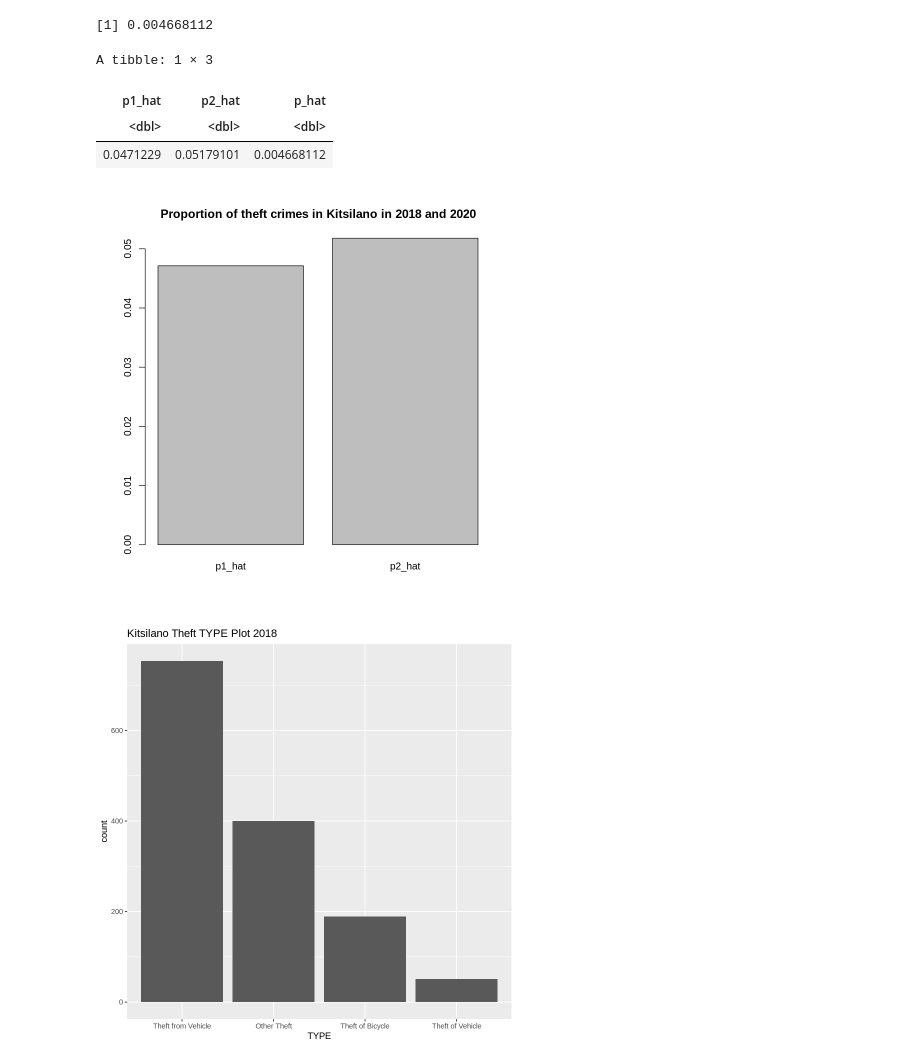
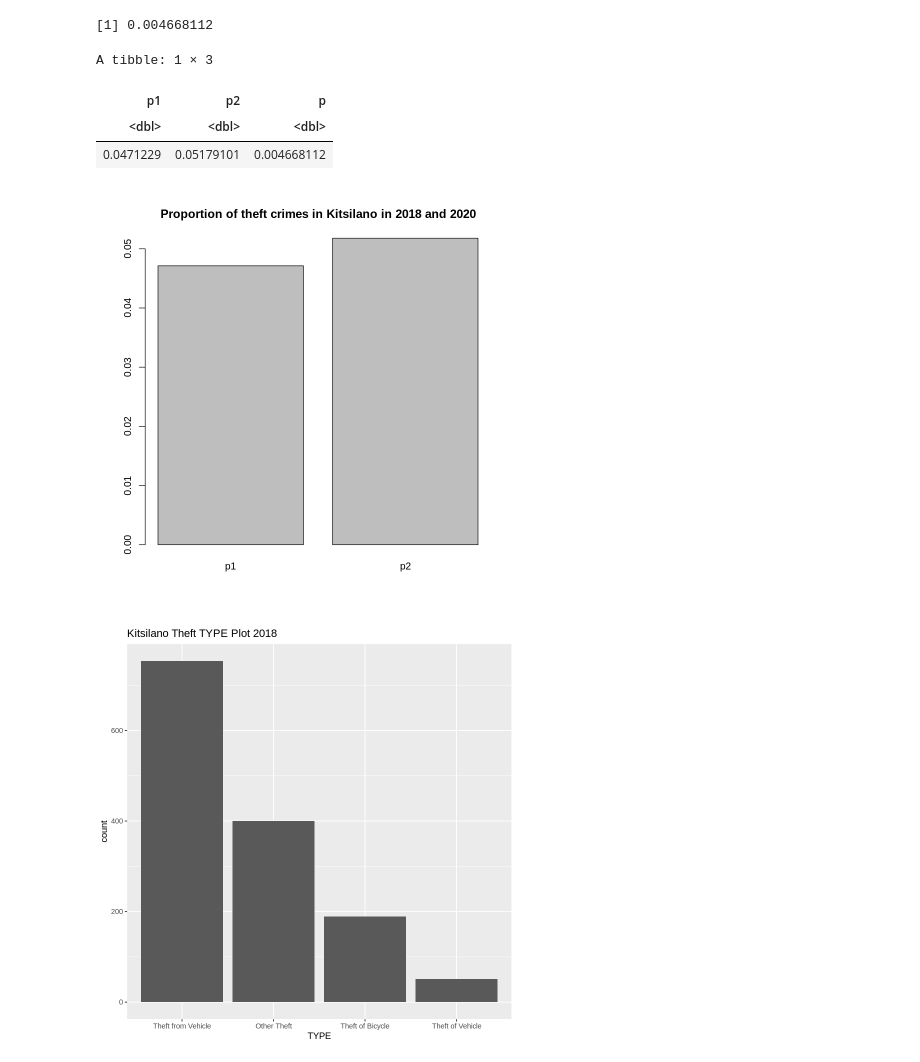
Before and after one commit to Krithik1/STAT_201_PROJECT, a Jupyter notebook: Project_Proposal.ipynb, the cells around one changed output. Saved outputs shown, nothing was run; the diff lists cells and outputs as text; code cells hidden in the pictures.

```diff
--- a/Project_Proposal.ipynb
+++ b/Project_Proposal.ipynb
@@ -159,31 +163,34 @@ A tibble: 6 × 3
 [1] 1135
 # %%
 #CALCULATING POPULATION PARAMETER
-# p1_hat: proportion of theft crimes in kitsilano in 2018
-# p2_hat: proportion of theft crimes in kitsilano in 2020
-# p_hat: difference in the proportions of theft crimes in Kitsilano in 2018 and 2020 (population parameter)
+# p1: proportion of theft crimes in kitsilano in 2018
+# p2: proportion of theft crimes in kitsilano in 2020
+# p: difference in the proportions of theft crimes in Kitsilano in 2018 and 2020 (population parameter)
 
-p1_hat <- nrow(kitsilano_all_theft_2018)/nrow(all_theft_2018)
-p2_hat <- nrow(kitsilano_all_theft_2020)/nrow(all_theft_2020)
-p_hat <- p2_hat-p1_hat
-p1_hat
-p2_hat
-p_hat
+p1 <- nrow(kitsilano_all_theft_2018)/nrow(all_theft_2018)
+p2 <- nrow(kitsilano_all_theft_2020)/nrow(all_theft_2020)
+p <- p2-p1
+p1
+p2
+p
 # %% [output]
 [1] 0.0471229
 [1] 0.05179101
 [1] 0.004668112
 # %%
-# Creating Table Containg the proportions in both the years
-pop_proportion_table <- tibble(p1_hat = p1_hat, p2_hat = p2_hat, p_hat = p_hat)
+# Creating table containing the proportions in both 2018 and 2020 and their difference (population)
+
+pop_proportion_table <- tibble(p1 = p1, p2 = p2, p = p)
 pop_proportion_table
 # %% [output]
 A tibble: 1 × 3
-| p1_hat | p2_hat | p_hat |
+| p1 | p2 | p |
 | <dbl> | <dbl> | <dbl> |
 | 0.0471229 | 0.05179101 | 0.004668112 |
 # %%
-barplot(c(p1_hat, p2_hat), main = "Proportion of theft crimes in Kitsilano in 2018 and 2020", names.arg = c("p1_hat", "p2_hat"))
+# Plotting the proportion of theft-related crimes in Kitsilano in both 2018 and 2020 using barplot (population)
+
+barplot(c(p1, p2), main = "Proportion of theft crimes in Kitsilano in 2018 and 2020", names.arg = c("p1", "p2"))
 # %% [output]
-[figure, old version]
+[figure, new version]
 # %%
```
Also changed, not shown: parts of 10 cells of this notebook.
